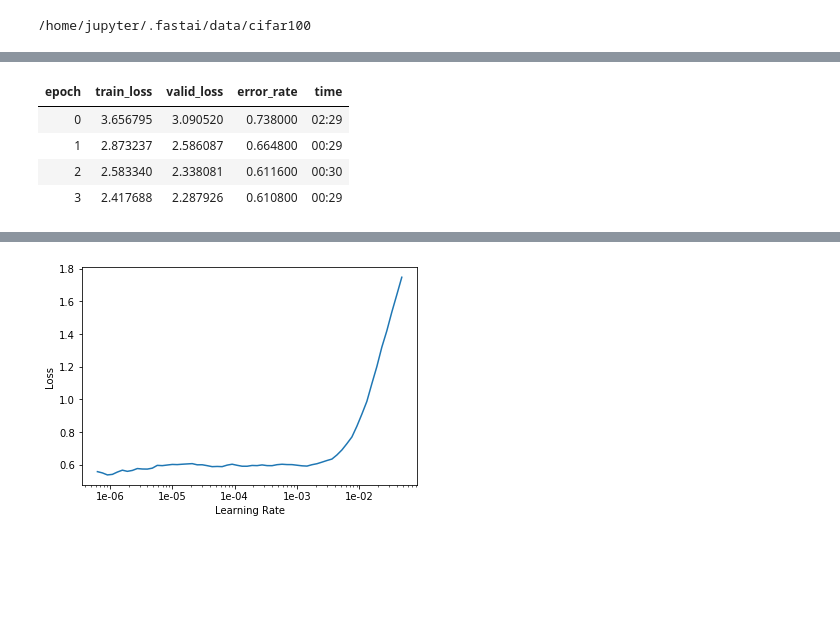
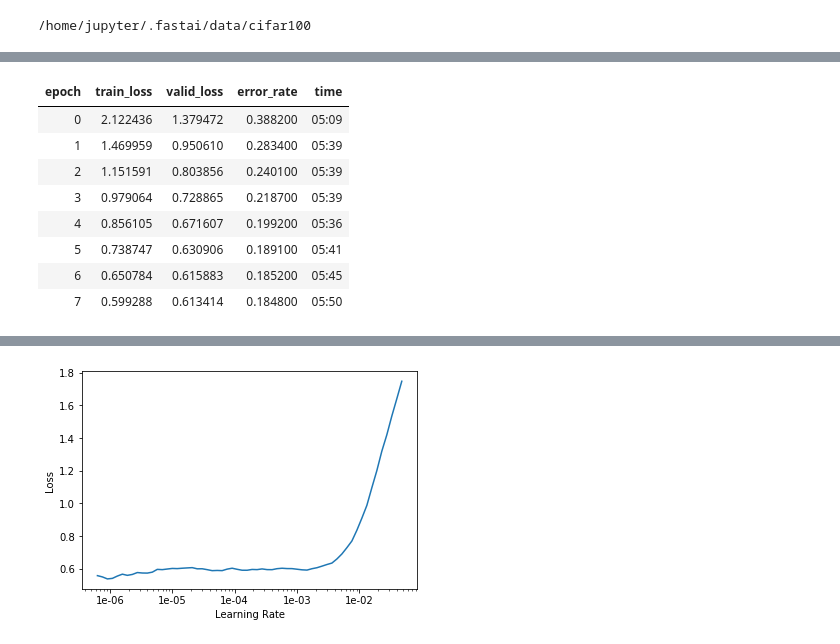
Before and after one commit to yashlab/fast_AI, a Jupyter notebook: L1_CIFAR100.ipynb, the cells around one changed output, grey strips where cells are left out. Cells and saved outputs as stored; diff of their text form; code cells hidden in the pictures; blank space fills up the shorter version.

```diff
--- a/L1_CIFAR100.ipynb
+++ b/L1_CIFAR100.ipynb
@@ -15,6 +18,6 @@ path.ls()
 # %%
 #valid_pct stands for % of train data that will act as validation set
-data = vs.ImageDataBunch.from_folder(path,bs=64,test='test',valid_pct=0.05).normalize(vs.imagenet_stats)
+data = vs.ImageDataBunch.from_folder(path,bs=64,test='test',valid_pct=0.20,size=224,seed=1,ds_tfms=vs.get_transforms()).normalize(vs.imagenet_stats)
 # %%
 data.show_batch(rows=3,figsize=(5,5))
 # %% [output]
@@ -56,13 +73,17 @@ len(data.classes)
 # %%
-learn_object = vs.cnn_learner(data,base_arch=vs.models.resnet34,metrics=error_rate)
+learn_object = vs.cnn_learner(data,base_arch=vs.models.resnet50,metrics=error_rate)
 # %%
 learn_object.model
 # %%
 # on validation of 20%/
-learn_object.fit_one_cycle(4)
+learn_object.fit_one_cycle(8)
 # %% [output]
 | epoch | train_loss | valid_loss | error_rate | time |
-| 0 | 3.656795 | 3.090520 | 0.738000 | 02:29 |
-| 1 | 2.873237 | 2.586087 | 0.664800 | 00:29 |
-| 2 | 2.583340 | 2.338081 | 0.611600 | 00:30 |
-| 3 | 2.417688 | 2.287926 | 0.610800 | 00:29 |
+| 0 | 2.122436 | 1.379472 | 0.388200 | 05:09 |
+| 1 | 1.469959 | 0.950610 | 0.283400 | 05:39 |
+| 2 | 1.151591 | 0.803856 | 0.240100 | 05:39 |
+| 3 | 0.979064 | 0.728865 | 0.218700 | 05:39 |
+| 4 | 0.856105 | 0.671607 | 0.199200 | 05:36 |
+| 5 | 0.738747 | 0.630906 | 0.189100 | 05:41 |
+| 6 | 0.650784 | 0.615883 | 0.185200 | 05:45 |
+| 7 | 0.599288 | 0.613414 | 0.184800 | 05:50 |
```
Also changed, not shown: parts of 16 cells of this notebook.
